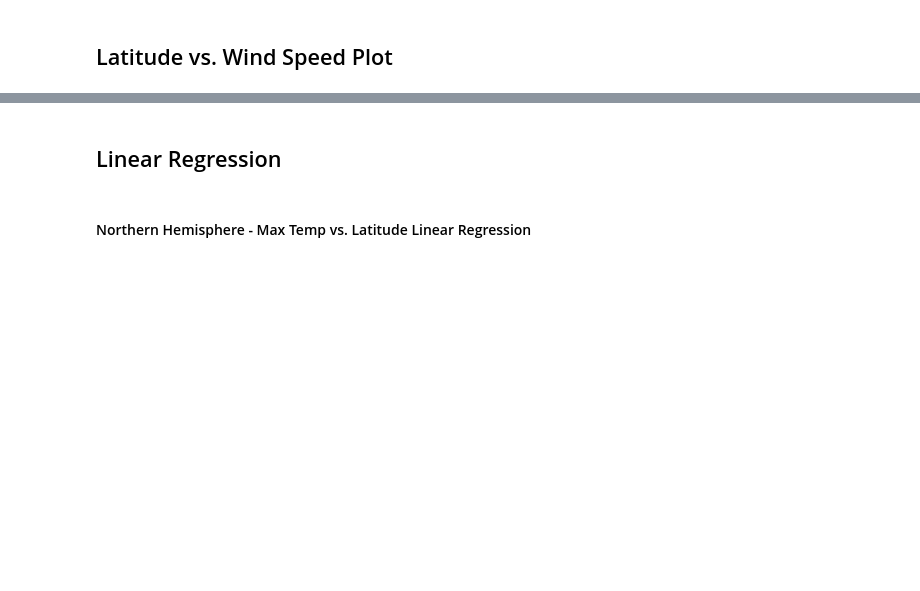
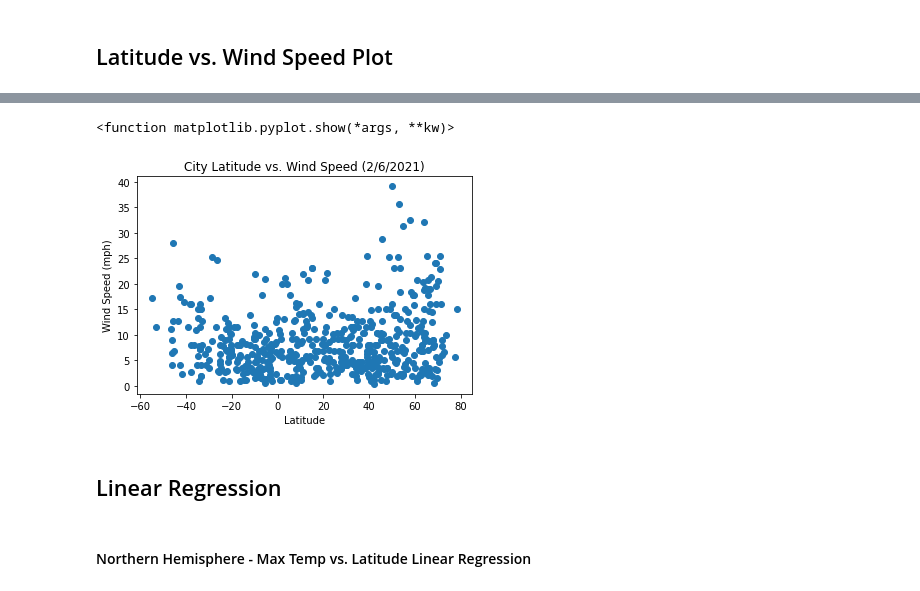
Before and after one commit to carterkioski/python-api-challenge, a Jupyter notebook: Carter_Kioski_Answers/WeatherPy/WeatherPy.ipynb, the cells around one changed output, grey strips where cells are left out. Cells and saved outputs as stored; diff of their text form; code cells hidden in the pictures; blank space fills up the shorter version.

```diff
--- a/Carter_Kioski_Answers/WeatherPy/WeatherPy.ipynb
+++ b/Carter_Kioski_Answers/WeatherPy/WeatherPy.ipynb
@@ -154,2 +203,12 @@ Int64Index([], dtype='int64')
+# %%
+plt.scatter(clean_city_data['Lat'],clean_city_data['Wind Speed'])
+plt.title('City Latitude vs. Wind Speed (2/6/2021)')
+plt.xlabel('Latitude')
+plt.ylabel('Wind Speed (mph)')
+plt.show
+#The code is analyzing how the wind speed changes based on the latitude of the given city
+# %% [output]
+<function matplotlib.pyplot.show(*args, **kw)>
+[figure, added]
 # %% [markdown]
 ## Linear Regression
```
Also changed, not shown: parts of 21 cells of this notebook, 1 other file.
